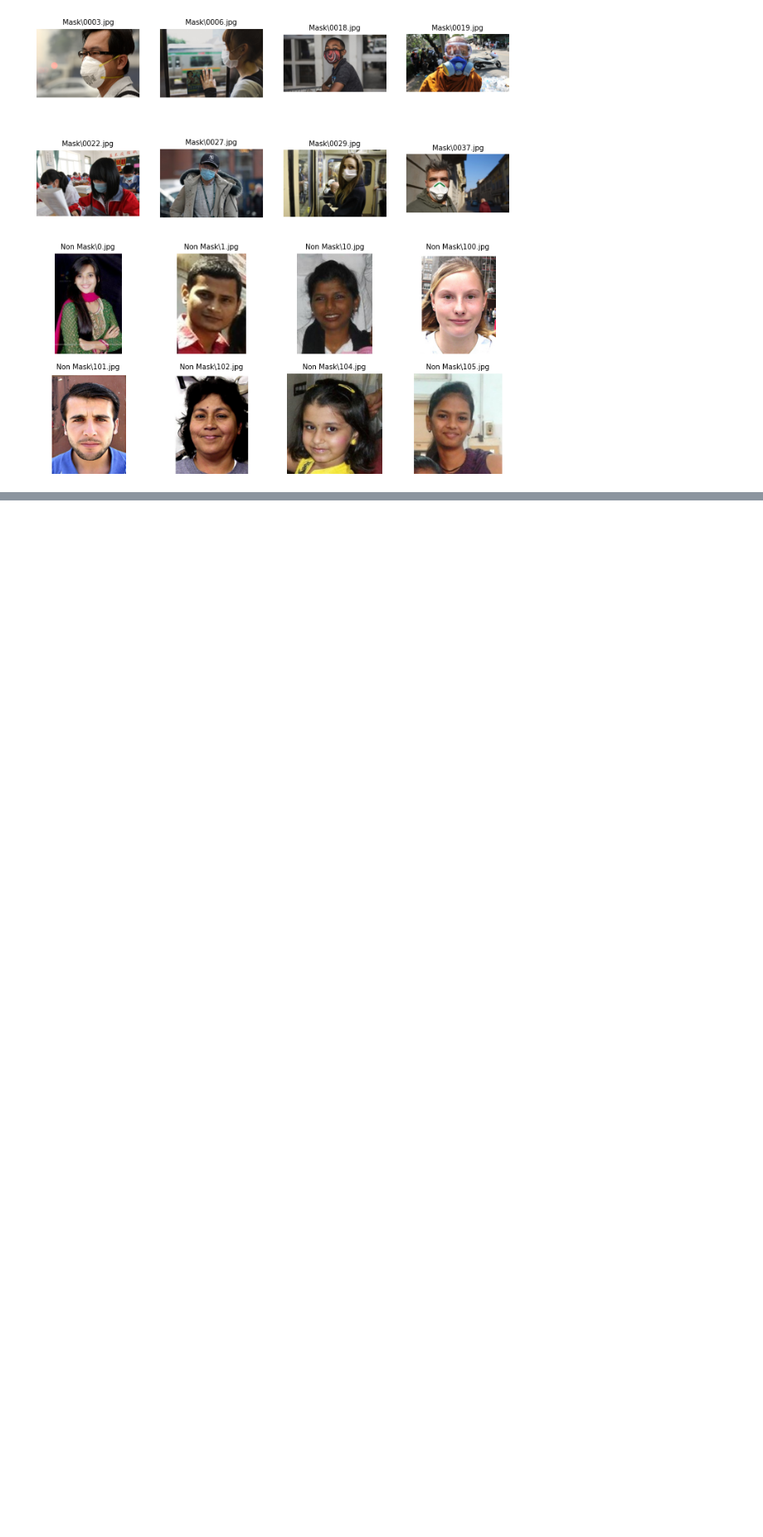
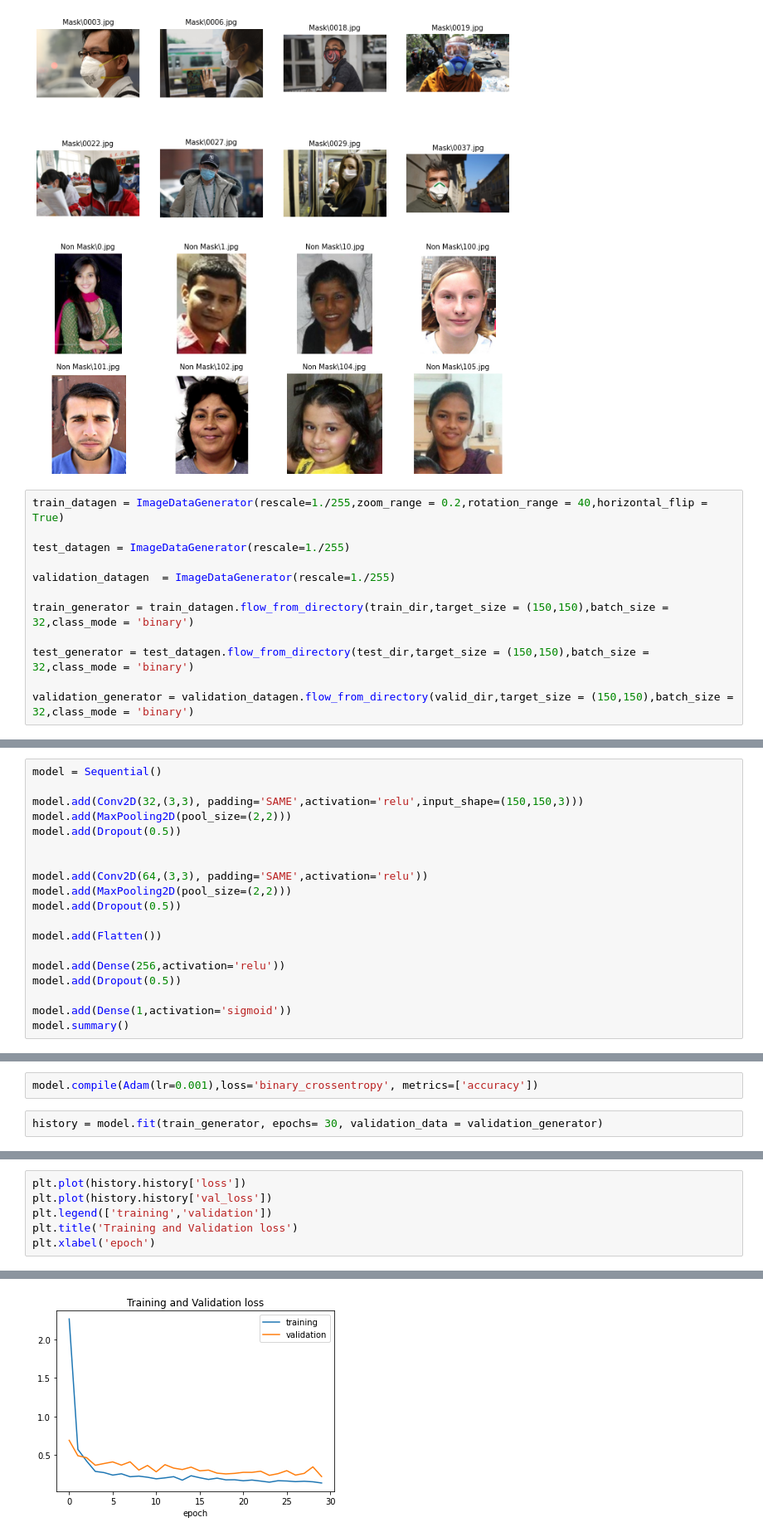
Before and after one commit to shreeratn/Mask-detection-COVID, a Jupyter notebook: Mask_detection.ipynb, the cells around one changed output, grey strips where cells are left out. Shown at 83% size. Drawn from its saved outputs; the diff is of its cells as text; blank space fills up the shorter version.

```diff
--- a/Mask_detection.ipynb
+++ b/Mask_detection.ipynb
@@ -72,3 +72,15 @@ Non Mask\102.jpg
 Non Mask\104.jpg
 Non Mask\105.jpg
 [figure]
+# %%
+train_datagen = ImageDataGenerator(rescale=1./255,zoom_range = 0.2,rotation_range = 40,horizontal_flip = True)
+
+test_datagen = ImageDataGenerator(rescale=1./255)
+
+validation_datagen  = ImageDataGenerator(rescale=1./255)
+
+train_generator = train_datagen.flow_from_directory(train_dir,target_size = (150,150),batch_size = 32,class_mode = 'binary')
+
+test_generator = test_datagen.flow_from_directory(test_dir,target_size = (150,150),batch_size = 32,class_mode = 'binary')
+
+validation_generator = validation_datagen.flow_from_directory(valid_dir,target_size = (150,150),batch_size = 32,class_mode = 'binary')
@@ -74,0 +99,19 @@ Non Mask\105.jpg
+# %%
+model = Sequential()
+
+model.add(Conv2D(32,(3,3), padding='SAME',activation='relu',input_shape=(150,150,3)))
+model.add(MaxPooling2D(pool_size=(2,2)))
+model.add(Dropout(0.5))
+
+
+model.add(Conv2D(64,(3,3), padding='SAME',activation='relu'))
+model.add(MaxPooling2D(pool_size=(2,2)))
+model.add(Dropout(0.5))
+
+model.add(Flatten())
+
+model.add(Dense(256,activation='relu'))
+model.add(Dropout(0.5))
+
+model.add(Dense(1,activation='sigmoid'))
+model.summary()
@@ -74,0 +136,4 @@ Non Mask\105.jpg
+# %%
+model.compile(Adam(lr=0.001),loss='binary_crossentropy', metrics=['accuracy'])
+# %%
+history = model.fit(train_generator, epochs= 30, validation_data = validation_generator)
@@ -74,0 +162,7 @@ Non Mask\105.jpg
+# %%
+plt.plot(history.history['loss'])
+plt.plot(history.history['val_loss'])
+plt.legend(['training','validation'])
+plt.title('Training and Validation loss')
+plt.xlabel('epoch')
+# %% [output]
@@ -74,0 +170 @@ Non Mask\105.jpg
+[figure, added]
```
Also changed, not shown: parts of 9 cells of this notebook.
